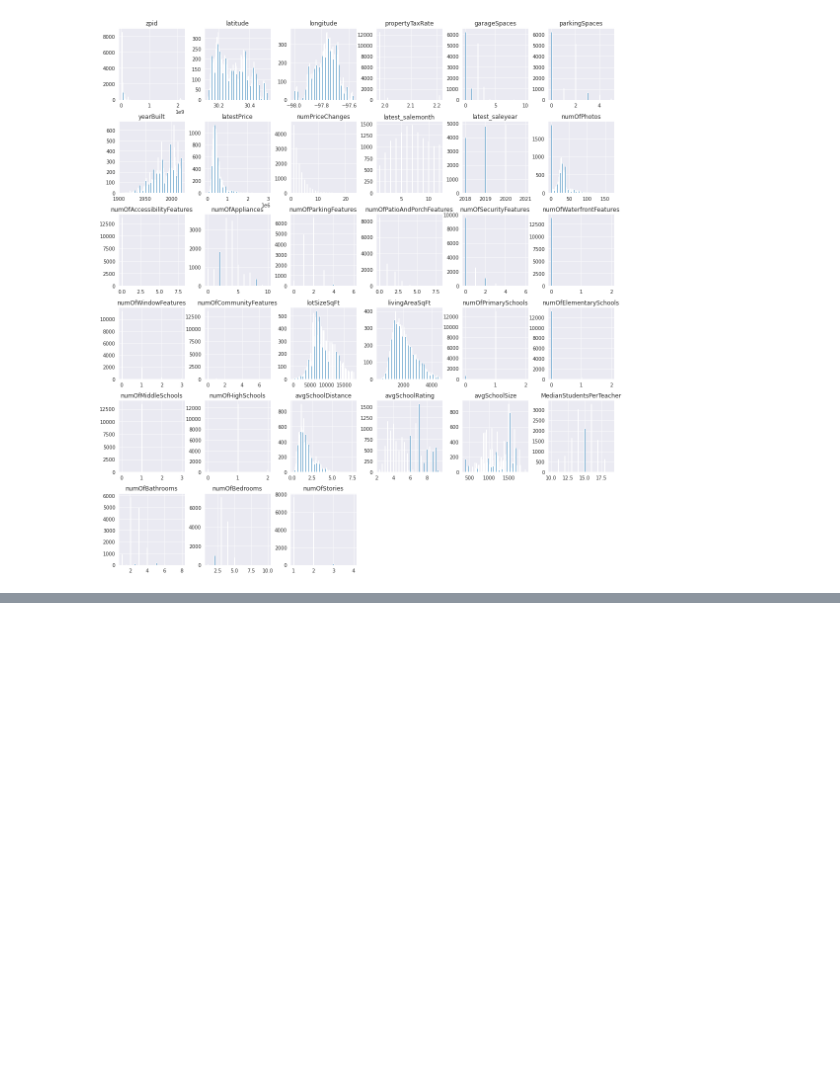
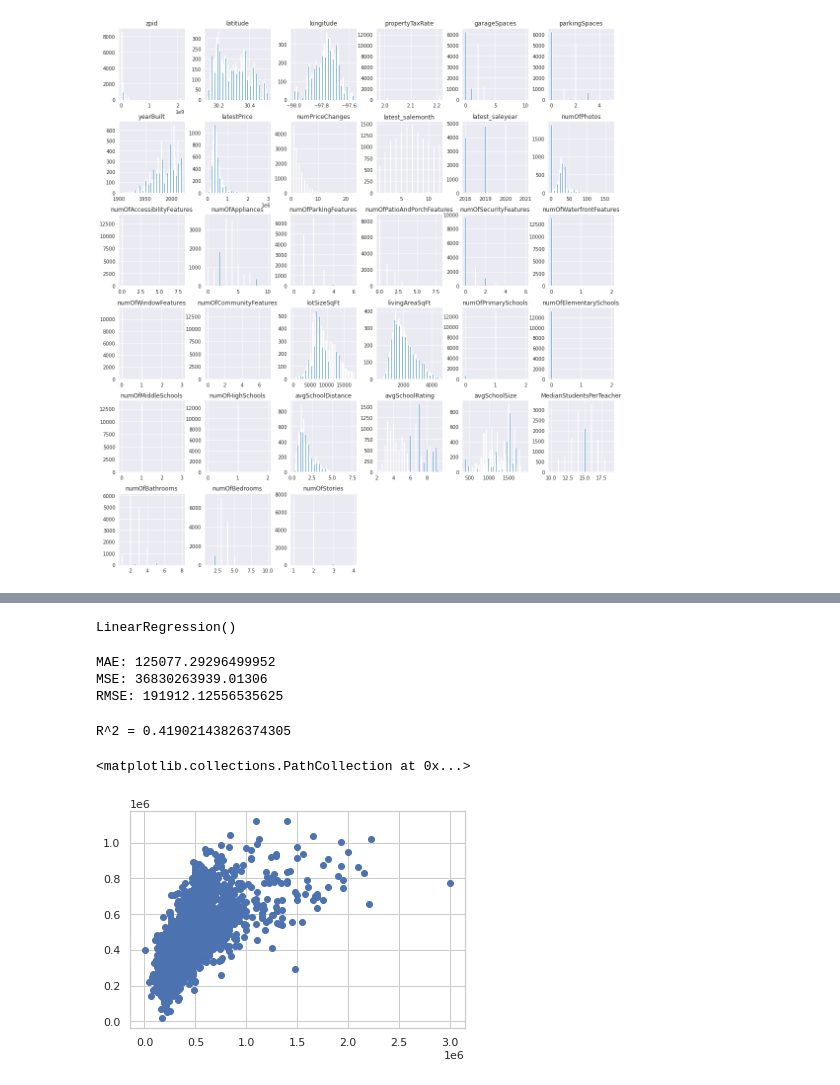
Before and after one commit to RamrayWong/atx-housing, a Jupyter notebook: austin_housing.ipynb, the cells around one changed output, grey strips where cells are left out. Drawn from its saved outputs; the diff is of its cells as text; code cells hidden in the pictures; blank space fills up the shorter version.

```diff
--- a/austin_housing.ipynb
+++ b/austin_housing.ipynb
@@ -323,0 +368,3 @@ array([[<matplotlib.axes._subplots.AxesSubplot object at 0x...>,
+# %%
+# Dropping outliers from zipcode 78734
+data.drop(data[data['zipcode']==78734].index, inplace=True)
@@ -323,0 +420,44 @@ array([[<matplotlib.axes._subplots.AxesSubplot object at 0x...>,
+# %%
+X =data[numerics]
+
+# Create target variable
+y = data['latestPrice']
+
+# Train, test, split
+from sklearn.model_selection import train_test_split
+X_train, X_test, y_train, y_test = train_test_split(X,y, test_size = .20, random_state= 0)
+# %%
+# Fit
+# Import model
+from sklearn.linear_model import LinearRegression
+
+# Create linear regression object
+regressor = LinearRegression()
+
+# Fit model to training data
+regressor.fit(X_train,y_train)
+# %% [output]
+LinearRegression()
+# %%
+y_pred = regressor.predict(X_test)
+# %%
+# Score It
+from sklearn import metrics
+print('MAE:',metrics.mean_absolute_error(y_test,y_pred))
+print('MSE:',metrics.mean_squared_error(y_test,y_pred))
+print('RMSE:',np.sqrt(metrics.mean_squared_error(y_test,y_pred)))
+# %% [output]
+MAE: 125077.29296499952
+MSE: 36830263939.01306
+RMSE: 191912.12556535625
+# %%
+# Calculated R Squared
+print('R^2 =',metrics.explained_variance_score(y_test,y_pred))
+# %% [output]
+R^2 = 0.41902143826374305
+# %%
+# Actual v predictions scatter
+plt.scatter(y_test, y_pred)
+# %% [output]
+<matplotlib.collections.PathCollection at 0x...>
+[figure, added]
```
Also changed, not shown: parts of 8 cells of this notebook.
